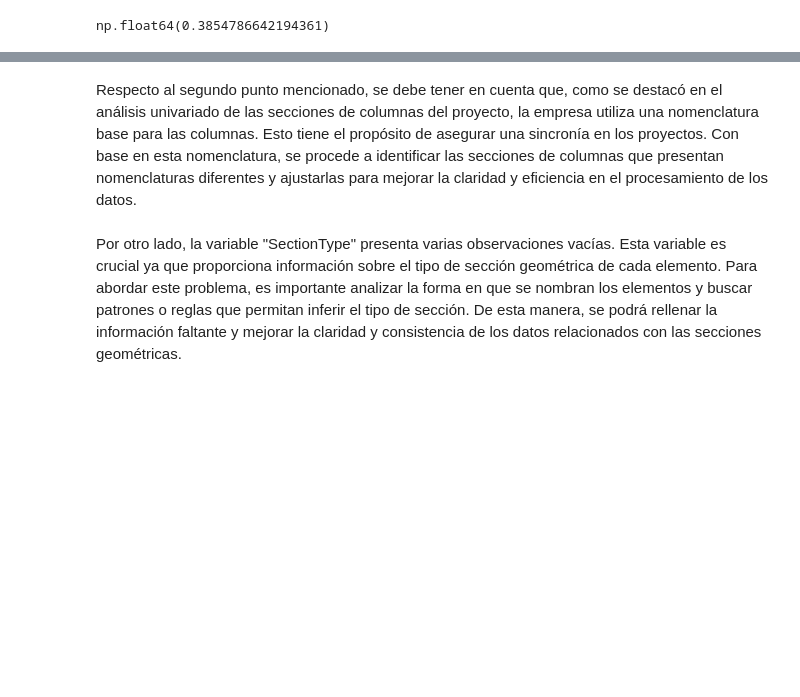
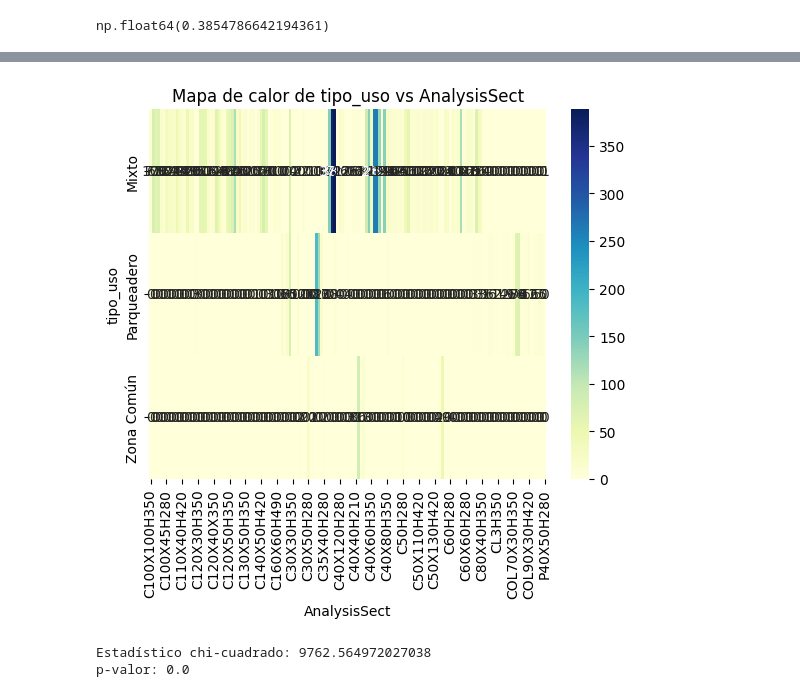
Before and after one commit to Carlosvelez1999/talleres_analisis_datos, a Jupyter notebook: talleres_analisis_datos.ipynb, the cells around one changed output, grey strips where cells are left out. Saved outputs shown, nothing was run; the diff lists cells and outputs as text; code cells hidden in the pictures; blank space fills up the shorter version.

```diff
--- a/talleres_analisis_datos.ipynb
+++ b/talleres_analisis_datos.ipynb
@@ -312,23 +314,21 @@ df = concatenar_dfs(df_filtrados, df_sin_guion)
-# %% [markdown]
-Respecto al segundo punto mencionado, se debe tener en cuenta que, como se destacó en el análisis univariado de las secciones de columnas del proyecto, la empresa utiliza una nomenclatura base para las columnas. Esto tiene el propósito de asegurar una sincronía en los proyectos. Con base en esta nomenclatura, se procede a identificar las secciones de columnas que presentan nomenclaturas diferentes y ajustarlas para mejorar la claridad y eficiencia en el procesamiento de los datos.
-# %%
-# Eliminar filas donde 'AnalysisSect' comienza con 'CL' o 'CT'
-df = df[~df['AnalysisSect'].str.startswith(('CL', 'CT'))]
-
-# Reemplazar palabras que comienzan con 'COL' por 'C'
-df['AnalysisSect'] = df['AnalysisSect'].str.replace('^COL', 'C', regex=True)
-# %% [markdown]
-Por otro lado, la variable "SectionType" presenta varias observaciones vacías. Esta variable es crucial ya que proporciona información sobre el tipo de sección geométrica de cada elemento. Para abordar este problema, es importante analizar la forma en que se nombran los elementos y buscar patrones o reglas que permitan inferir el tipo de sección. De esta manera, se podrá rellenar la información faltante y mejorar la claridad y consistencia de los datos relacionados con las secciones geométricas.
-# %%
-# Función para actualizar 'SectionType' basado en 'AnalysisSect'
-def actualizar_section_type(row):
-    if pd.isna(row['SectionType']):  # Verificar si 'SectionType' está vacío
-        if 'X' in row['AnalysisSect']:  # Verificar si 'AnalysisSect' contiene 'X'
-            return 'Rectangular'
-        else:
-            return 'Circle'
-    else:
-        return row['SectionType']
-
-# Aplicar la función a cada fila del DataFrame
-df['SectionType'] = df.apply(actualizar_section_type, axis=1)
+# %%
+# Se procede a revisar la relación entre dos variables categoricas del dataset por medio de una tabla de contingencia
+pd.crosstab(df['tipo_uso'], df['AnalysisSect'])
+
+# Visualización
+crosstab = pd.crosstab(df['tipo_uso'], df['AnalysisSect'])
+sns.heatmap(crosstab, annot=True, fmt='d', cmap='YlGnBu')
+plt.title('Mapa de calor de tipo_uso vs AnalysisSect')
+plt.show()
+# %% [output]
+[figure, added]
+# %%
+# Realiza el test de chi-cuadrado sobre la tabla de contingencia
+chi2, p, dof, expected = chi2_contingency(crosstab)
+
+# Muestra los resultados
+print(f"Estadístico chi-cuadrado: {chi2}")
+print(f"p-valor: {p}")
+# %% [output]
+Estadístico chi-cuadrado: 9762.564972027038
+p-valor: 0.0
```
Also changed, not shown: parts of 13 cells of this notebook.
